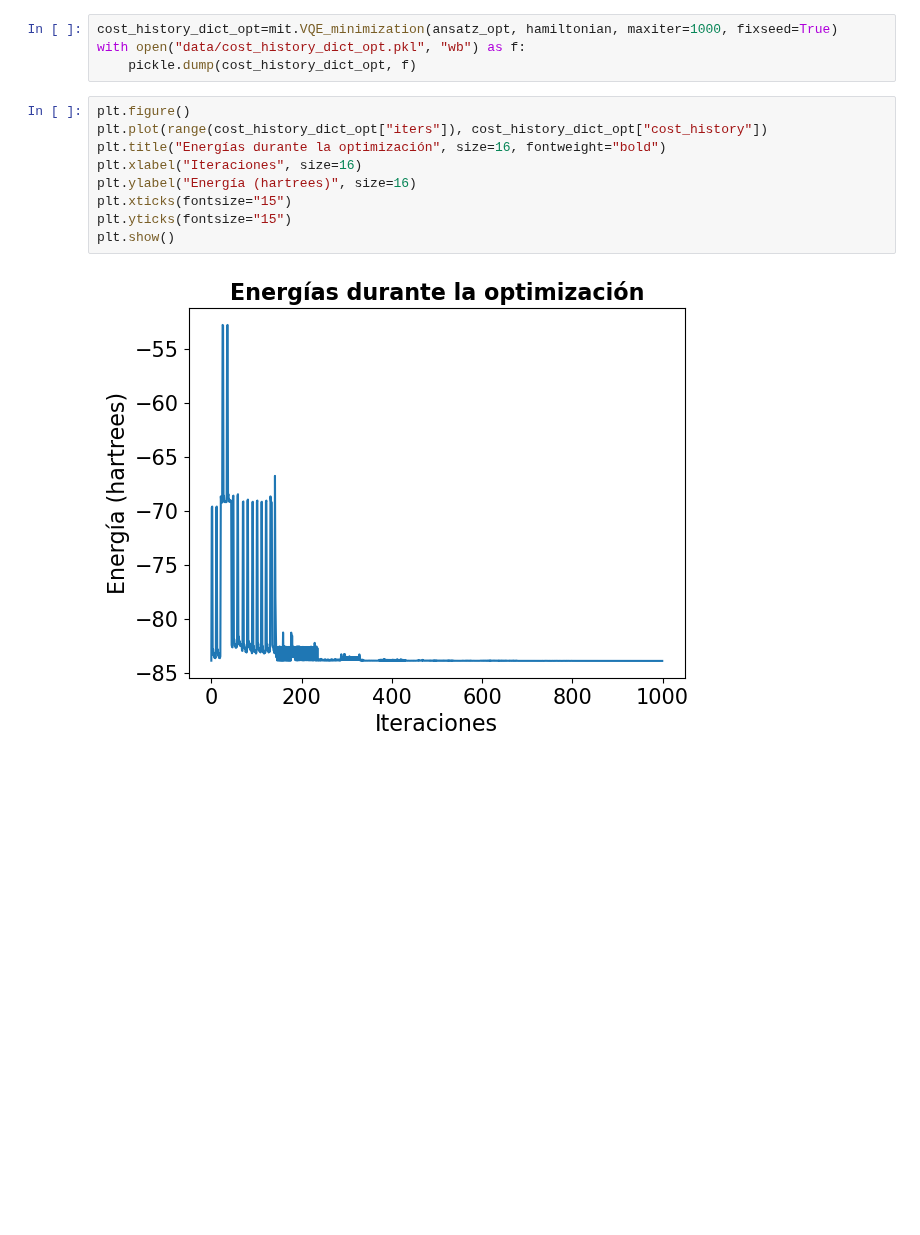
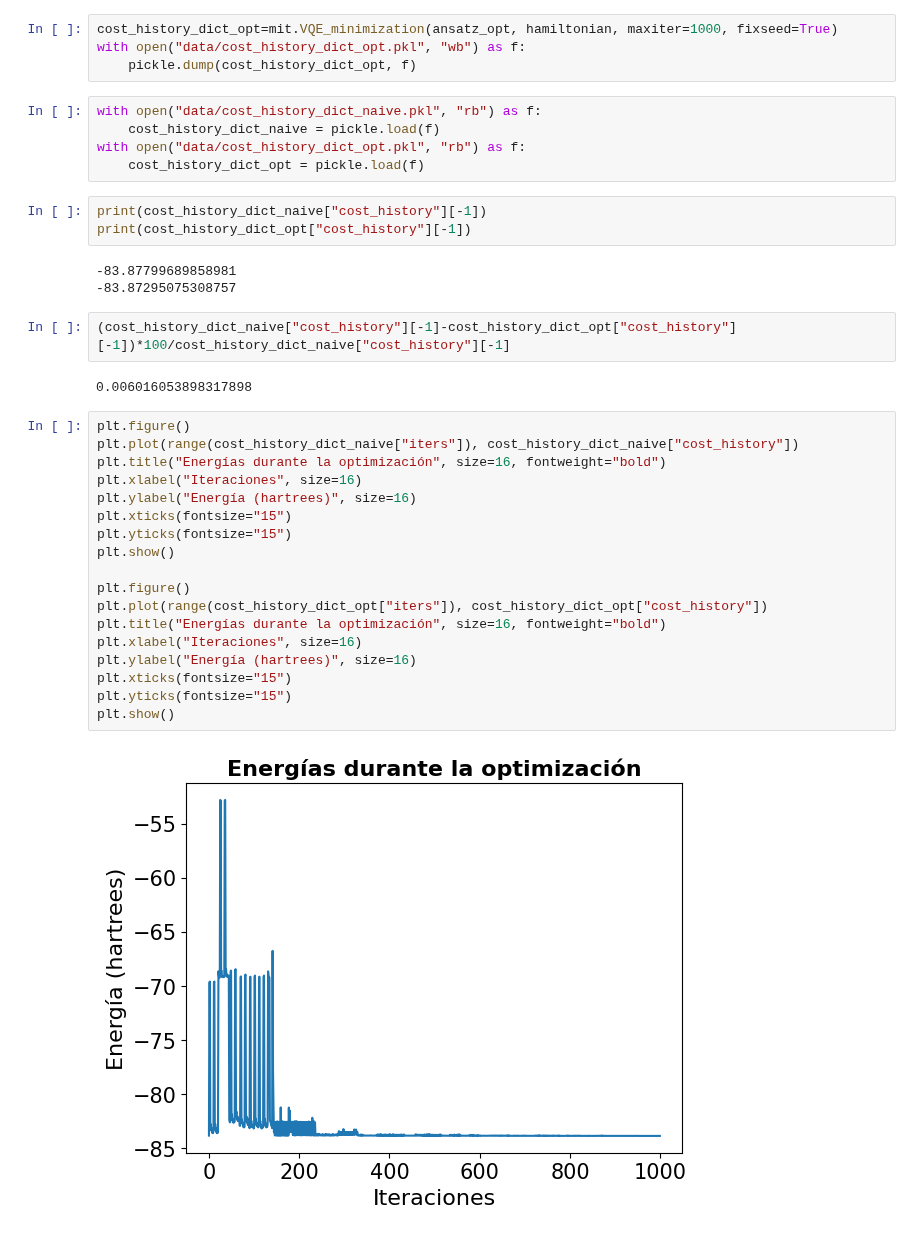
Before and after one commit to JLSM02/QML-Avoiding-BP, a Jupyter notebook: notebooks/VQE/Ansatz_optimization/Ansatz_optimization.ipynb, the cells around one changed output. Saved outputs shown, nothing was run; the diff lists cells and outputs as text; blank space fills up the shorter version.

```diff
--- a/notebooks/VQE/Ansatz_optimization/Ansatz_optimization.ipynb
+++ b/notebooks/VQE/Ansatz_optimization/Ansatz_optimization.ipynb
@@ -84,14 +84,38 @@ with open("data/cost_history_dict_naive.pkl", "wb") as f:
 cost_history_dict_opt=mit.VQE_minimization(ansatz_opt, hamiltonian, maxiter=1000, fixseed=True)
 with open("data/cost_history_dict_opt.pkl", "wb") as f:
     pickle.dump(cost_history_dict_opt, f)
+# %%
+with open("data/cost_history_dict_naive.pkl", "rb") as f:
+    cost_history_dict_naive = pickle.load(f)
+with open("data/cost_history_dict_opt.pkl", "rb") as f:
+    cost_history_dict_opt = pickle.load(f)
+# %%
+print(cost_history_dict_naive["cost_history"][-1])
+print(cost_history_dict_opt["cost_history"][-1])
+# %% [output]
+-83.87799689858981
+-83.87295075308757
+# %%
+(cost_history_dict_naive["cost_history"][-1]-cost_history_dict_opt["cost_history"][-1])*100/cost_history_dict_naive["cost_history"][-1]
+# %% [output]
+0.006016053898317898
 # %%
+plt.figure()
+plt.plot(range(cost_history_dict_naive["iters"]), cost_history_dict_naive["cost_history"])
+plt.title("Energías durante la optimización", size=16, fontweight="bold")
+plt.xlabel("Iteraciones", size=16)
+plt.ylabel("Energía (hartrees)", size=16)
+plt.xticks(fontsize="15")
+plt.yticks(fontsize="15")
+plt.show()
+
 plt.figure()
 plt.plot(range(cost_history_dict_opt["iters"]), cost_history_dict_opt["cost_history"])
 plt.title("Energías durante la optimización", size=16, fontweight="bold")
 plt.xlabel("Iteraciones", size=16)
 plt.ylabel("Energía (hartrees)", size=16)
 plt.xticks(fontsize="15")
 plt.yticks(fontsize="15")
 plt.show()
 # %% [output]
-[figure, old version]
+[figure, new version]
```
Also changed, not shown: parts of 1 cell of this notebook.
